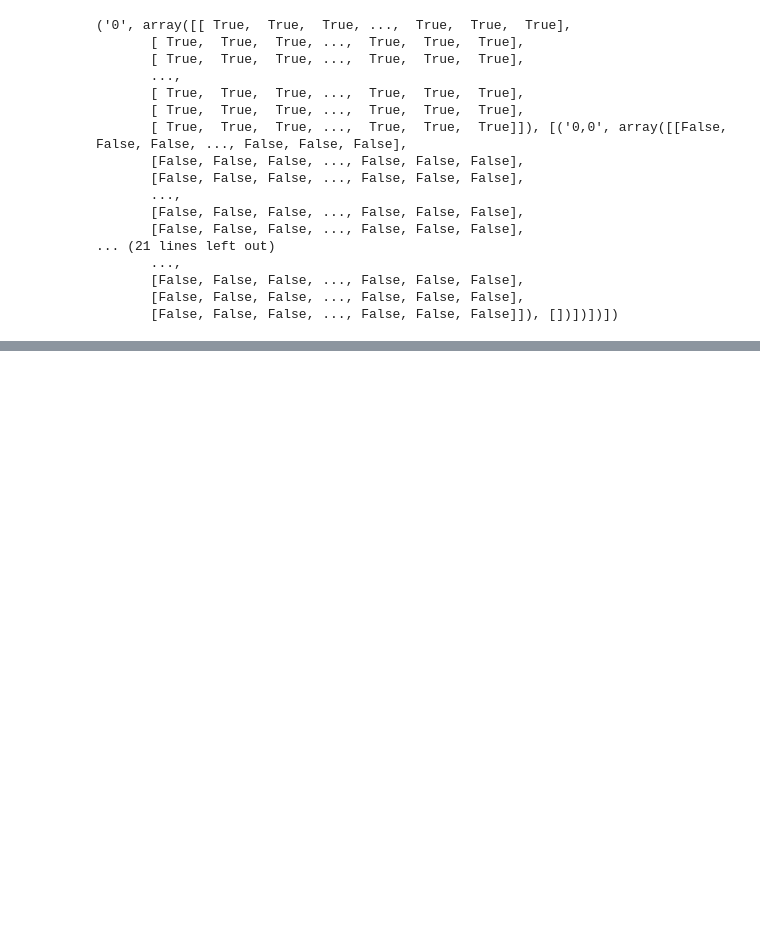
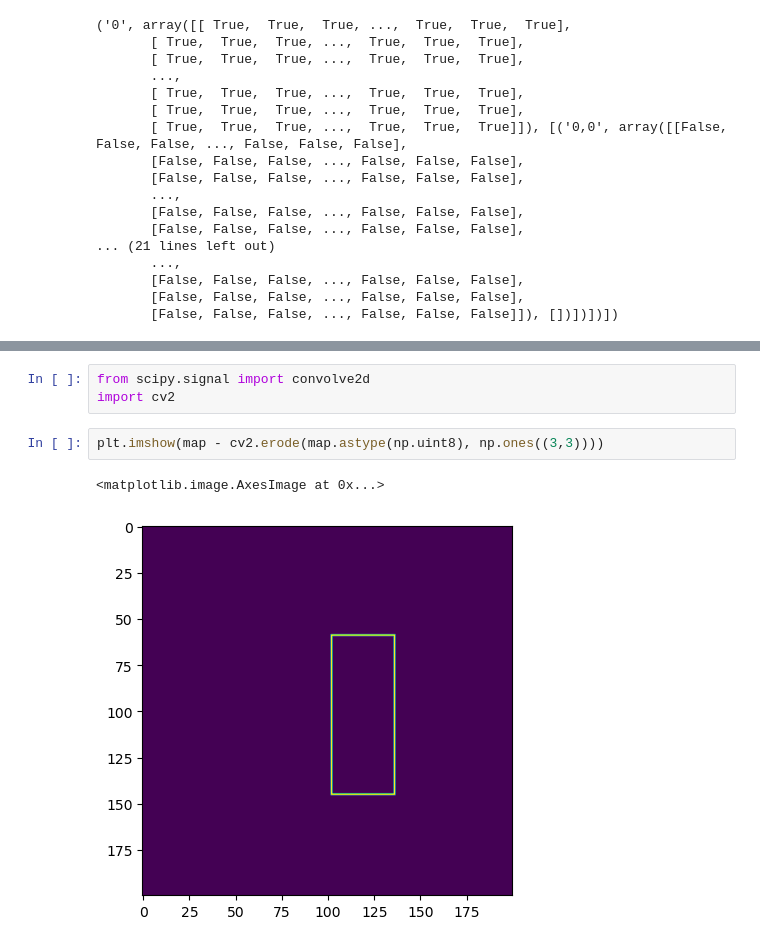
Before and after one commit to ankusharudkar/HIS, a Jupyter notebook: utilities/DataSetup.ipynb, the cells around one changed output, grey strips where cells are left out. Saved outputs shown, nothing was run; the diff lists cells and outputs as text; blank space fills up the shorter version.

```diff
--- a/utilities/DataSetup.ipynb
+++ b/utilities/DataSetup.ipynb
@@ -83,0 +168,8 @@ with open(root_dir / "treeAnnotations" / "1.pkl", "rb") as f:
+# %%
+from scipy.signal import convolve2d
+import cv2
+# %%
+plt.imshow(map - cv2.erode(map.astype(np.uint8), np.ones((3,3))))
+# %% [output]
+<matplotlib.image.AxesImage at 0x...>
+[figure, added]
```
Also changed, not shown: parts of 15 cells of this notebook.
